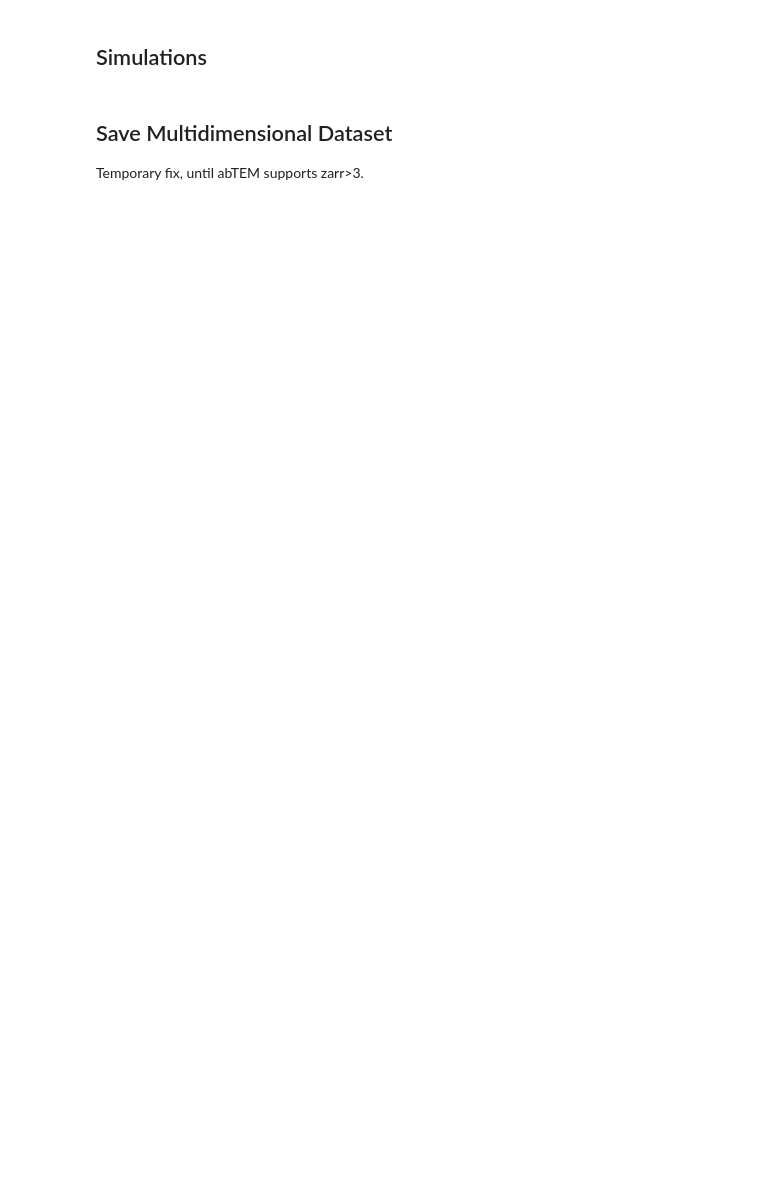
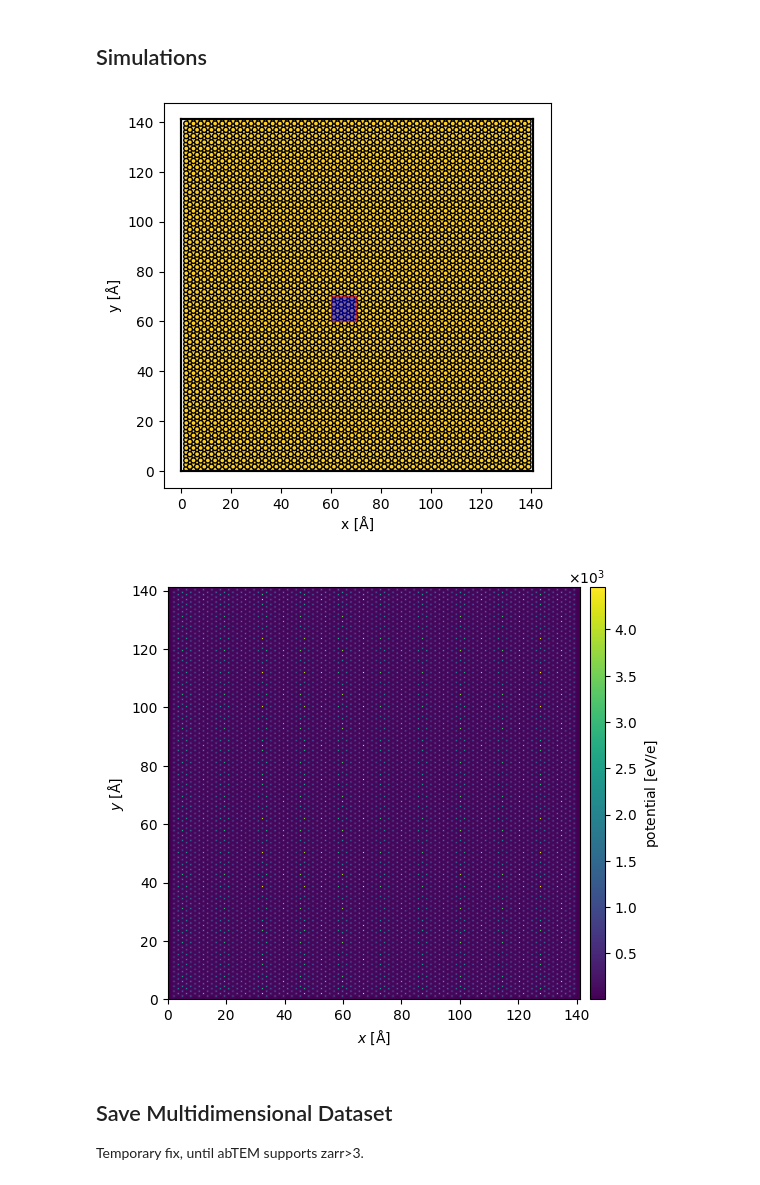
Before and after one commit to curiousbeams/willem-playground, a Jupyter notebook: notebooks/simulation_notebook/crystalline_sample.ipynb, the cells around one changed output. Cells and saved outputs as stored; diff of their text form; code cells hidden in the pictures; blank space fills up the shorter version.

```diff
--- a/notebooks/simulation_notebook/crystalline_sample.ipynb
+++ b/notebooks/simulation_notebook/crystalline_sample.ipynb
@@ -228,14 +188,29 @@ probes.show(
 ## Simulations
 # %%
 grid_scan_Nyquist = abtem.GridScan(
-    start = (0, 0),
-    end = (potential.extent[0], potential.extent[1]),
-    gpts=(48,48)
+    start = (60, 60),
+    end = (70, 70),
+    gpts=(24,24)
 )
 
 detector = abtem.PixelatedDetector(
     max_angle=None
 )
+# %%
+#| label: app:detectors_scansa
+fig,ax = plt.subplots(figsize=(5,5))
+abtem.show_atoms(
+    nanoparticle_1,
+    ax=ax
+)
+grid_scan_Nyquist.add_to_plot(ax,alpha=0.5,facecolor='b')
+
+potential.show(
+    cbar=True,
+);
+# %% [output]
+[figure, added]
+[figure, added]
 # %%
 measurements = probes.scan(
     potential,
```
Also changed, not shown: parts of 10 cells of this notebook, 1 other file.
